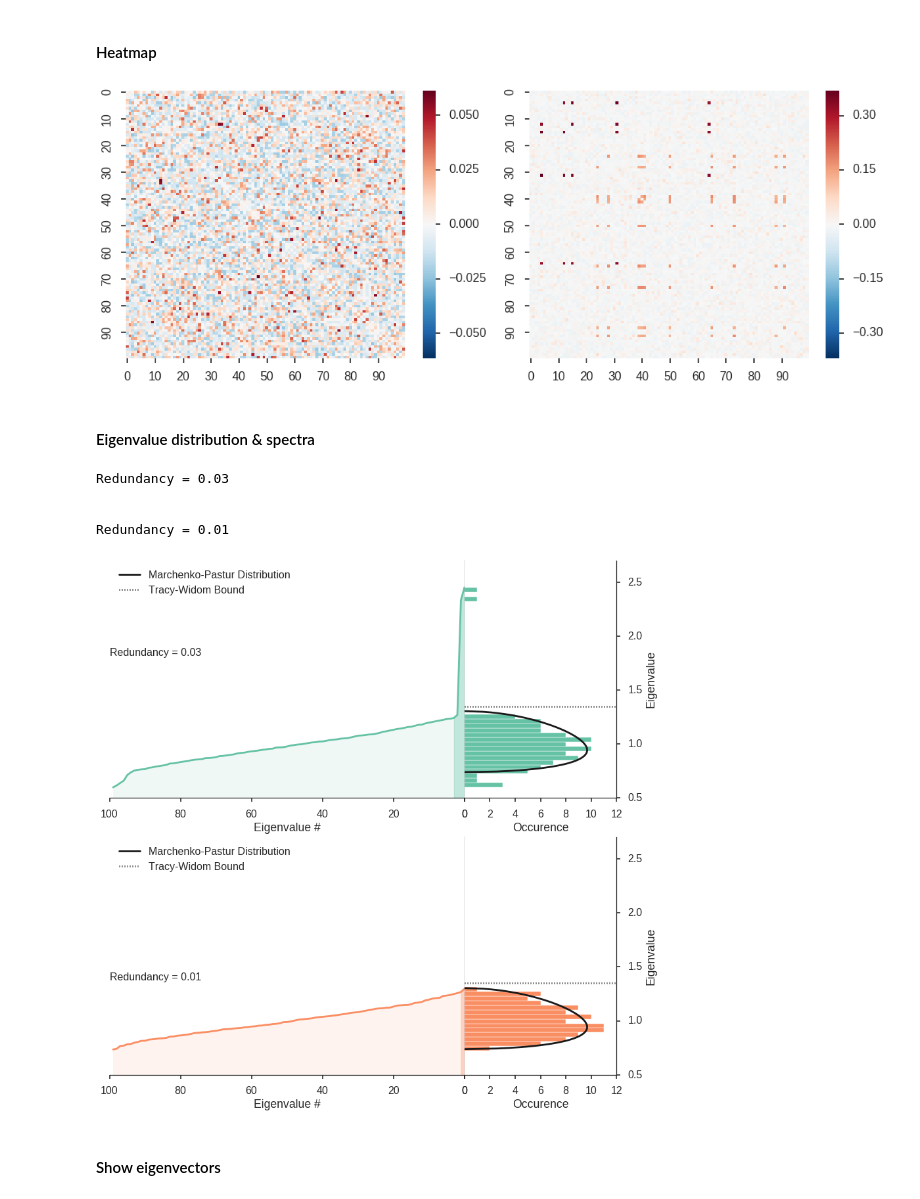
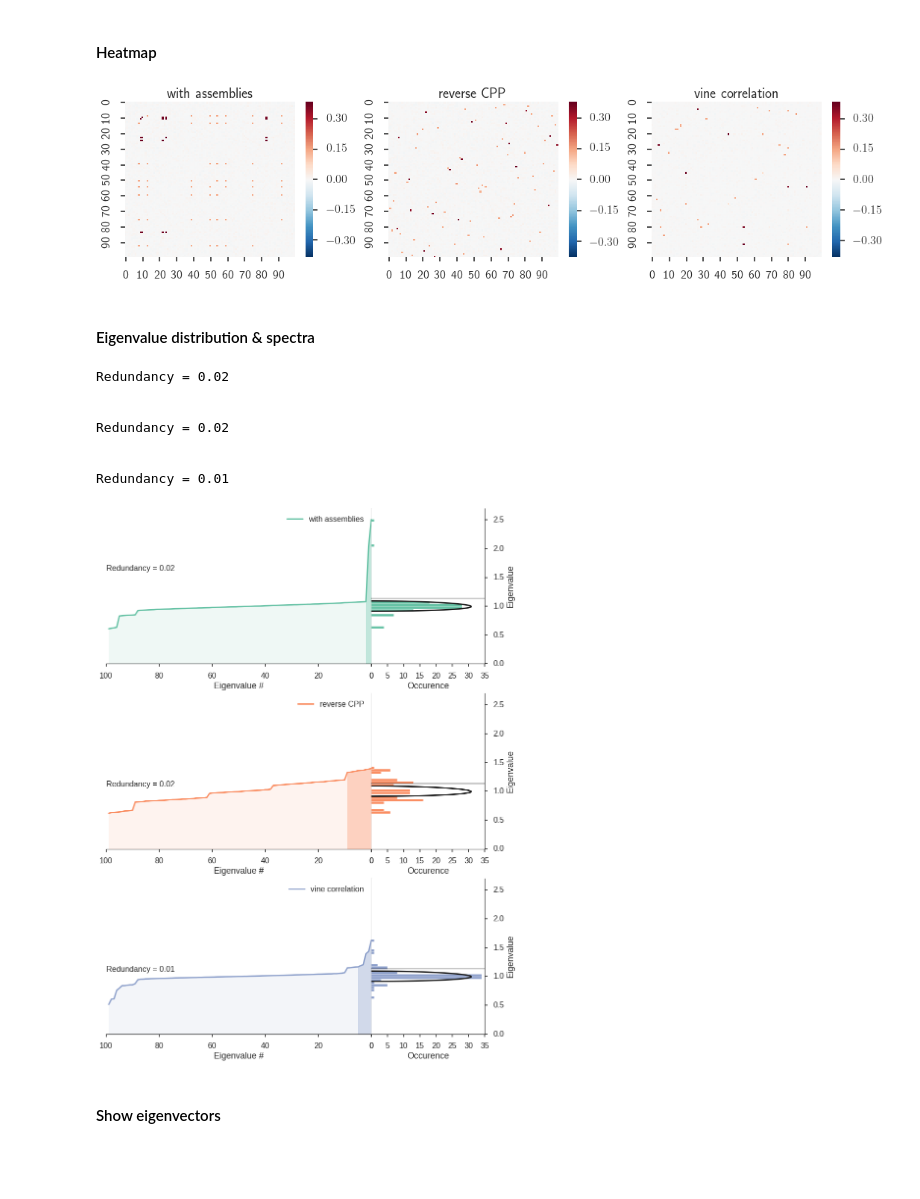
Before and after one commit to rgutzen/ValidationTools, a Jupyter notebook: Validation_Book.ipynb, the cells around one changed output. Saved outputs shown, nothing was run; the diff lists cells and outputs as text; code cells hidden in the pictures; blank space fills up the shorter version.

```diff
--- a/Validation_Book.ipynb
+++ b/Validation_Book.ipynb
@@ -32,7 +41,3 @@ spinnaker_path = data_path + "/sim_data/SpiNNaker_data"
 N = 100
 # %% [markdown]
 #### Load spiketrains from simulation
-# %%
-spiketrain_list_1 = testdata.load_data(nest_path, ['spikes_L4'], N)[0][0]
-
-spiketrain_list_2 = testdata.load_data(spinnaker_path, ['spikes_L4'], N)[0][0]
@@ -103,6 +126,11 @@ def func(sts):
 dist_sample_1 = func(spiketrain_list_1)
 
 dist_sample_2 = func(spiketrain_list_2)
+
+
+vine_mat = testdata.vine(N, matstat.corr_matrix(spiketrain_list_1,  binsize=2*ms))
+vine_ccs = vine_mat.flatten()
+dist_sample_3 = np.delete(vine_ccs, np.where(vine_ccs == 1)[0])
 # %% [markdown]
 #### Effect Size (Moment Matching)
 # %%
@@ -166,4 +181,0 @@ M.sample(iter=110000, burn=10000)
-# %%
-sns.set(style='ticks', palette='Set2', context='talk')
-
-best.plot.make_figure(M);
@@ -257,16 +310,21 @@ Mann-Whitney-U-Test
 # %% [markdown]
 #### Heatmap
 # %%
-fig, ax = plt.subplots(nrows=1, ncols=2, figsize=(15,6))
+fig, ax = plt.subplots(nrows=1, ncols=3, figsize=(15,4))
 fig.tight_layout()
 
 corr_matrix_1 = matstat.corr_matrix(spiketrain_list_1)
 corr_matrix_2 = matstat.corr_matrix(spiketrain_list_2)
+corr_matrix_3 = vine_mat
 
+ax[0].set_title('with assemblies')
 matstat.plot_matrix(corr_matrix_1, ax[0], remove_autocorr=True)
+ax[1].set_title('reverse CPP')
 matstat.plot_matrix(corr_matrix_2, ax[1], remove_autocorr=True)
+ax[2].set_title('vine correlation')
+matstat.plot_matrix(corr_matrix_3, ax[2], remove_autocorr=True)
 # %% [output]
-[figure, old version]
+[figure, new version]
 # %% [markdown]
 #### Eigenvalue distribution & spectra
 # %%
@@ -274,38 +332,54 @@ from matplotlib import rc
 rc('text', usetex=False)
 EWs_1, EVs_1 = eigh(corr_matrix_1)
 EWs_2, EVs_2 = eigh(corr_matrix_2)
+EWs_3, EVs_3 = eigh(corr_matrix_3)
 
 sns.set(style='ticks', palette='Set2', context='poster')
-fig, ax = plt.subplots(nrows=2, ncols=1, figsize=(12,12))
+fig, ax = plt.subplots(nrows=3, ncols=1, figsize=(12,16))
 fig.tight_layout()
+ymax = 2.7
 
-edges, axhist2 = matstat.eigenvalue_significance(EWs_2, ax[0], bins=44, N=N, B=10000/2., ylim=(0.5,2.7),
+edges, axhist1, tw_bound1 = matstat.eigenvalue_significance(EWs_1, ax[0], bins=44, N=N, B=B, ylim=(0,ymax),
                                      color=sns.color_palette()[0], mute=True)
-axhist2.set_xlim(0,12)
+xmax1 = axhist1.get_xlim()
+R1 = matstat.redundancy(EWs_1)
+ax[0].text(0, .6, 'Redundancy = ' + '{:.2f}'.format(R1),
+           fontsize=16, transform=ax[0].transAxes)
+ax[0].legend(['with assemblies'])
 
+
+
+__, axhist2, tw_bound2 = matstat.eigenvalue_significance(EWs_2, ax[1], bins=edges, N=N, B=B, ylim=(0,ymax),
+                                     color=sns.color_palette()[1], mute=True)
 xmax2 = axhist2.get_xlim()
+R2 = matstat.redundancy(EWs_2)
+ax[1].text(0, .4, 'Redundancy = ' + '{:.2f}'.format(R2),
+           fontsize=16, transform=ax[1].transAxes)
+ax[1].legend(['reverse CPP'])
 
-R2 = matstat.redundancy(EWs_2)
-ax[0].text(0, .6, 'Redundancy = ' + '{:.2f}'.format(R2),
-           fontsize=16, transform=ax[0].transAxes)
 
-__, axhist1 = matstat.eigenvalue_significance(EWs_1, ax[1], bins=edges, N=N, B=10000/2., ylim=(0.5,2.7),
-                                     color=sns.color_palette()[1], mute=True)
 
-xmax1 = axhist1.get_xlim()
+__, axhist3, tw_bound3 = matstat.eigenvalue_significance(EWs_3, ax[2], bins=edges, N=N, B=B, ylim=(0,ymax),
+                                     color=sns.color_palette()[2], mute=True)
+xmax3 = axhist3.get_xlim()
+R3 = matstat.redundancy(EWs_3)
+ax[2].text(0, .4, 'Redundancy = ' + '{:.2f}'.format(R3),
+           fontsize=16, transform=ax[2].transAxes)
+ax[2].legend(['vine correlation'])
 
-axhist1.set_xlim((0,max(xmax1[1],xmax2[1])))
-axhist2.set_xlim((0,max(xmax1[1],xmax2[1])))
 
-R1 = matstat.redundancy(EWs_1)
-ax[1].text(0, .4, 'Redundancy = ' + '{:.2f}'.format(R1),
-           fontsize=16, transform=ax[1].transAxes);
+axhist1.set_xlim((0,max(xmax1[1],xmax2[1],xmax3[1])))
+axhist2.set_xlim((0,max(xmax1[1],xmax2[1],xmax3[1])))
+axhist2.set_xlim((0,max(xmax1[1],xmax2[1],xmax3[1])));
 # %% [output]
-Redundancy = 0.03
+Redundancy = 0.02
+
+
+Redundancy = 0.02
 
 
 Redundancy = 0.01
-[figure, old version]
+[figure, new version]
 # %% [markdown]
 #### Show eigenvectors
 # %%
```
Also changed, not shown: parts of 24 cells of this notebook, 3 other files.
